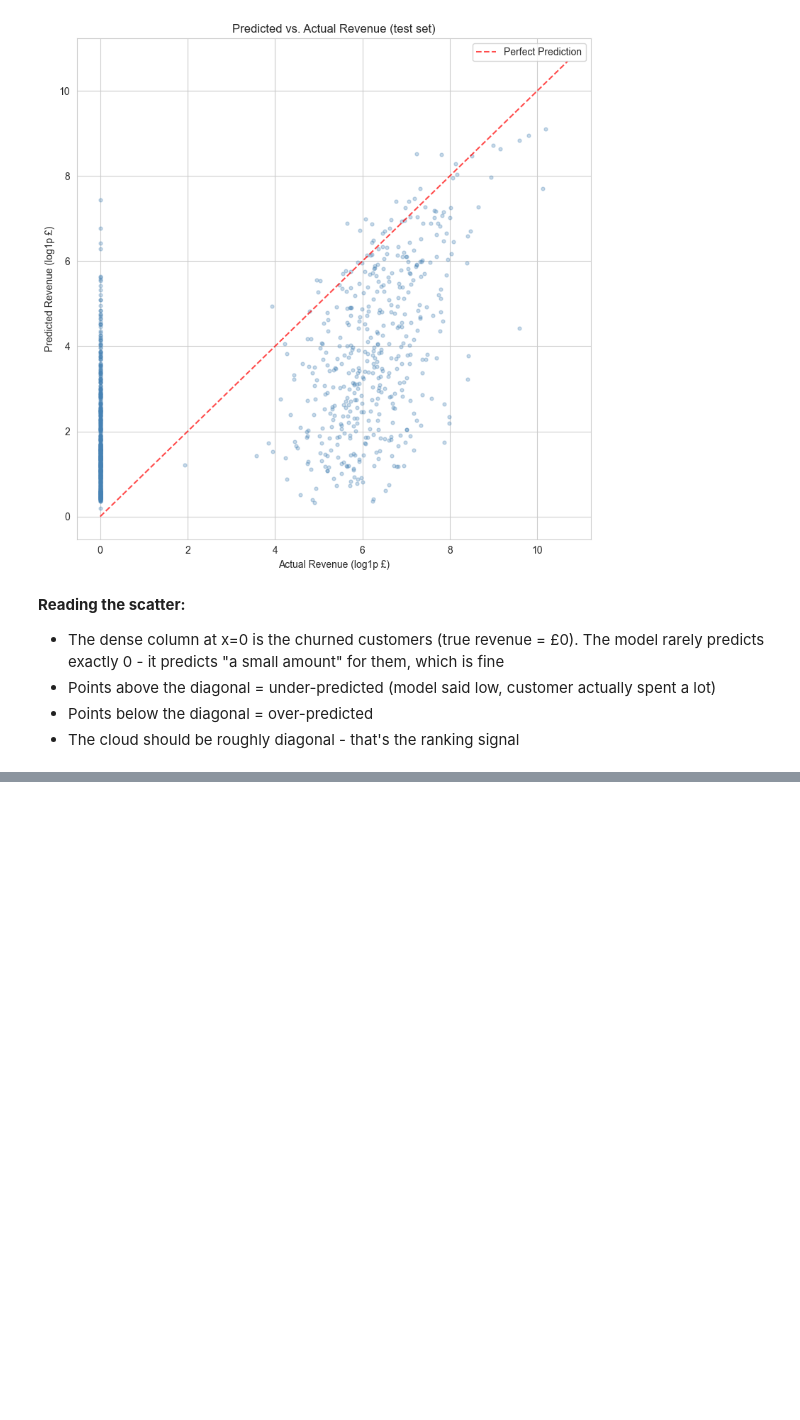
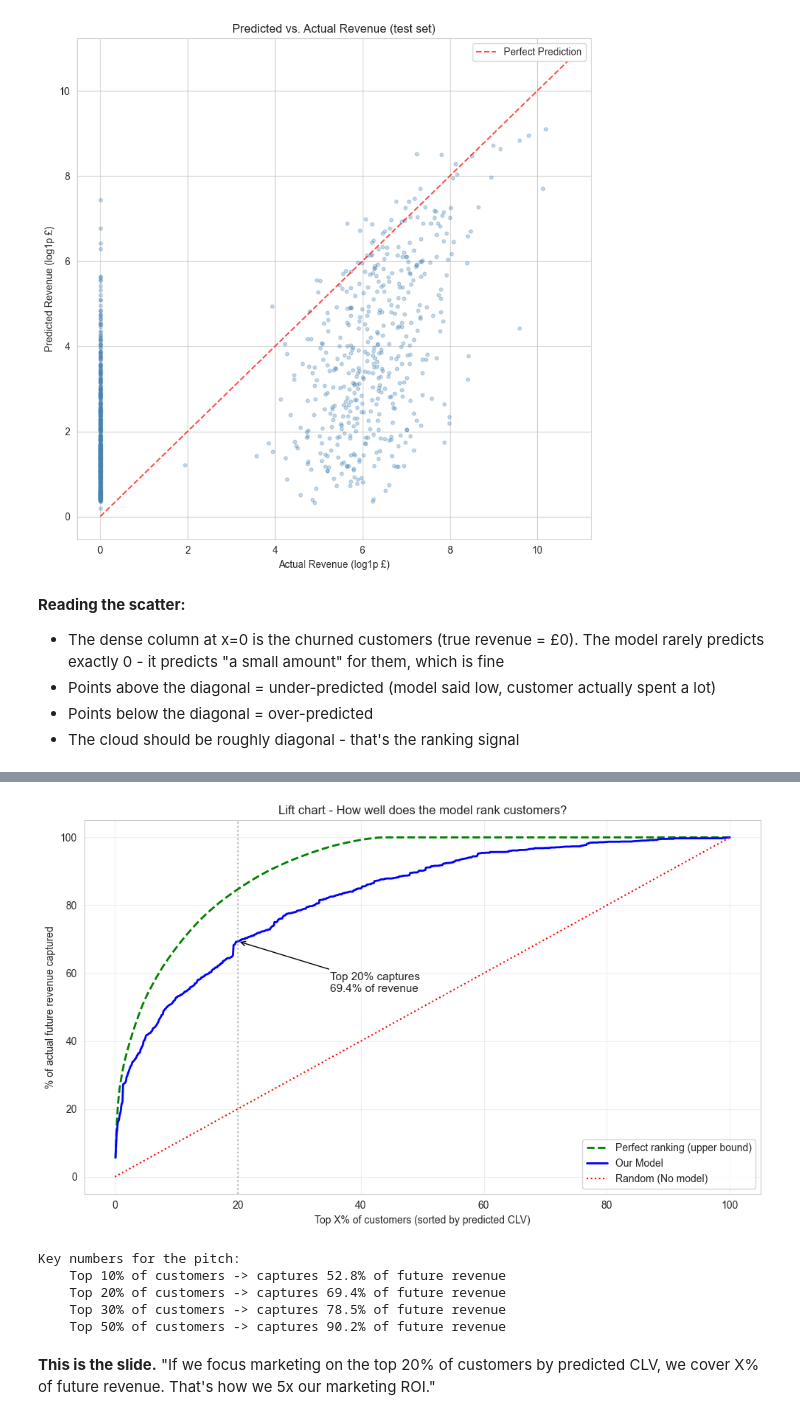
Before and after one commit to JomarHAN/ML-UCI-Online-Retail-II, a Jupyter notebook: notebooks/05_clv_prediction.ipynb, the cells around one changed output, grey strips where cells are left out. Cells and saved outputs as stored; diff of their text form; code cells hidden in the pictures; blank space fills up the shorter version.

Commit message:
8. Lift chart - the business-facing accuracy measure

```diff
--- a/notebooks/05_clv_prediction.ipynb
+++ b/notebooks/05_clv_prediction.ipynb
@@ -282,0 +293,49 @@ plt.show()
+# %%
+# Sort by predicted, see cumulative capture of actual revenue
+sort_idx = np.argsort(-y_pred)  # descending by prediction
+actual_sorted = y_test.values[sort_idx]
+
+cumulative_revenue = np.cumsum(actual_sorted) / actual_sorted.sum()
+cumulative_customers = np.arange(1, len(actual_sorted) + 1) / len(actual_sorted)
+
+# Perfect ranking (sort actuals descending)
+perfect_sorted = np.sort(y_test.values)[::-1]
+cumulative_perfect = np.cumsum(perfect_sorted) / perfect_sorted.sum()
+
+fig, ax = plt.subplots(figsize=(10, 6))
+ax.plot(cumulative_customers * 100, cumulative_perfect * 100, 'g--',
+        label='Perfect ranking (upper bound)', linewidth=2)
+ax.plot(cumulative_customers * 100, cumulative_revenue * 100, 'b-',
+        label='Our Model', linewidth=2)
+ax.plot([0,100],[0,100], 'r:', label="Random (No model)", linewidth=1.5)
+ax.set_xlabel('Top X% of customers (sorted by predicted CLV)')
+ax.set_ylabel('% of actual future revenue captured')
+ax.set_title('Lift chart - How well does the model rank customers?')
+ax.legend(loc='lower right')
+ax.grid(True, alpha=0.3)
+
+# Annotate the top-20% capture rate (a useful business number)
+top_20_idx = int(0.20 * len(cumulative_revenue))
+top_20_capture = cumulative_revenue[top_20_idx] * 100
+ax.axvline(20, color='gray', linestyle=':', alpha=0.5)
+ax.annotate(f'Top 20% captures\n{top_20_capture:.1f}% of revenue',
+            xy=(20, top_20_capture), xytext=(35, top_20_capture - 15),
+            fontsize=11, arrowprops=dict(arrowstyle='->', color='black'))
+
+plt.tight_layout()
+plt.savefig(REPORTS_DIR / 'clv_lift_chart.png', dpi=120, bbox_inches='tight')
+plt.show()
+
+print('\nKey numbers for the pitch:')
+for pct in [0.10, 0.20, 0.30, 0.50]:
+    idx = int(pct * len(cumulative_revenue))
+    print(f'    Top {int(pct*100)}% of customers -> captures {cumulative_revenue[idx]*100:.1f}% of future revenue')
+# %% [output]
+[figure, added]
+Key numbers for the pitch:
+    Top 10% of customers -> captures 52.8% of future revenue
+    Top 20% of customers -> captures 69.4% of future revenue
+    Top 30% of customers -> captures 78.5% of future revenue
+    Top 50% of customers -> captures 90.2% of future revenue
+# %% [markdown]
+**This is the slide.** "If we focus marketing on the top 20% of customers by predicted CLV, we cover X% of future revenue. That's how we 5x our marketing ROI."
```
Also changed, not shown: parts of 1 cell of this notebook, 1 other file.
